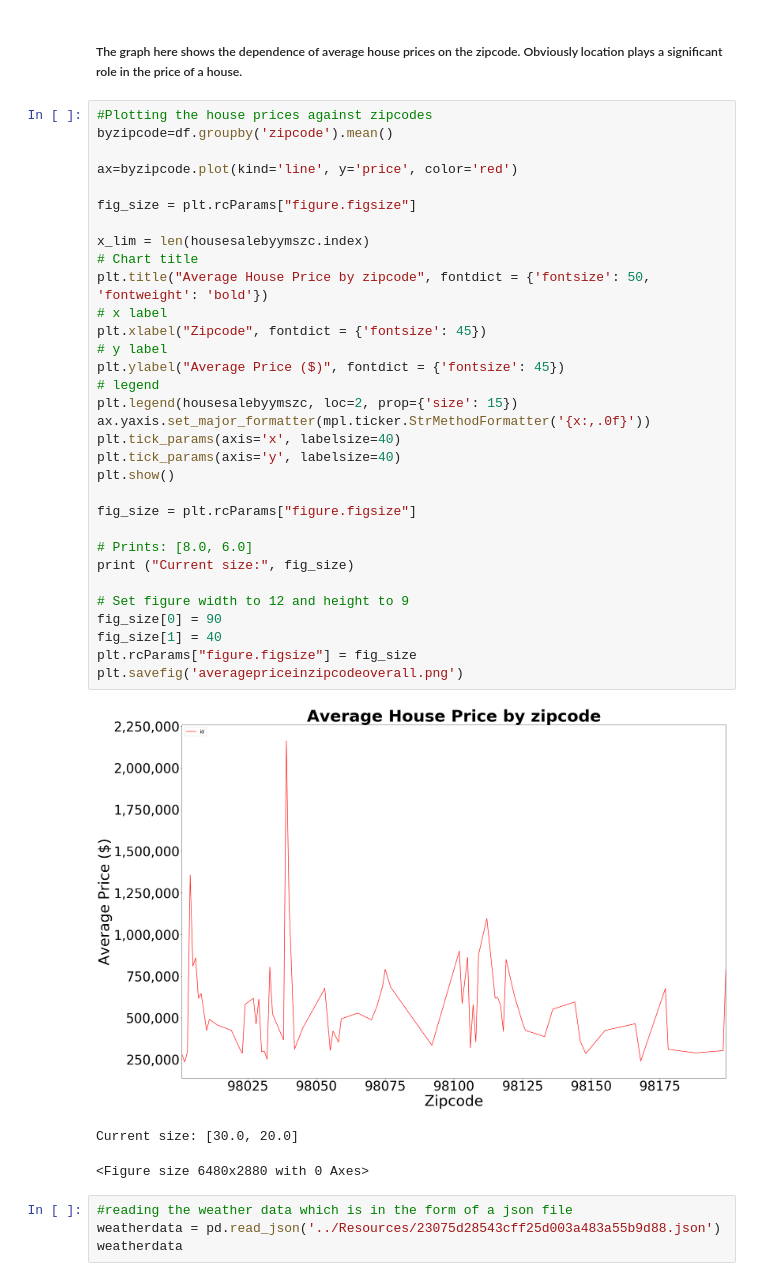
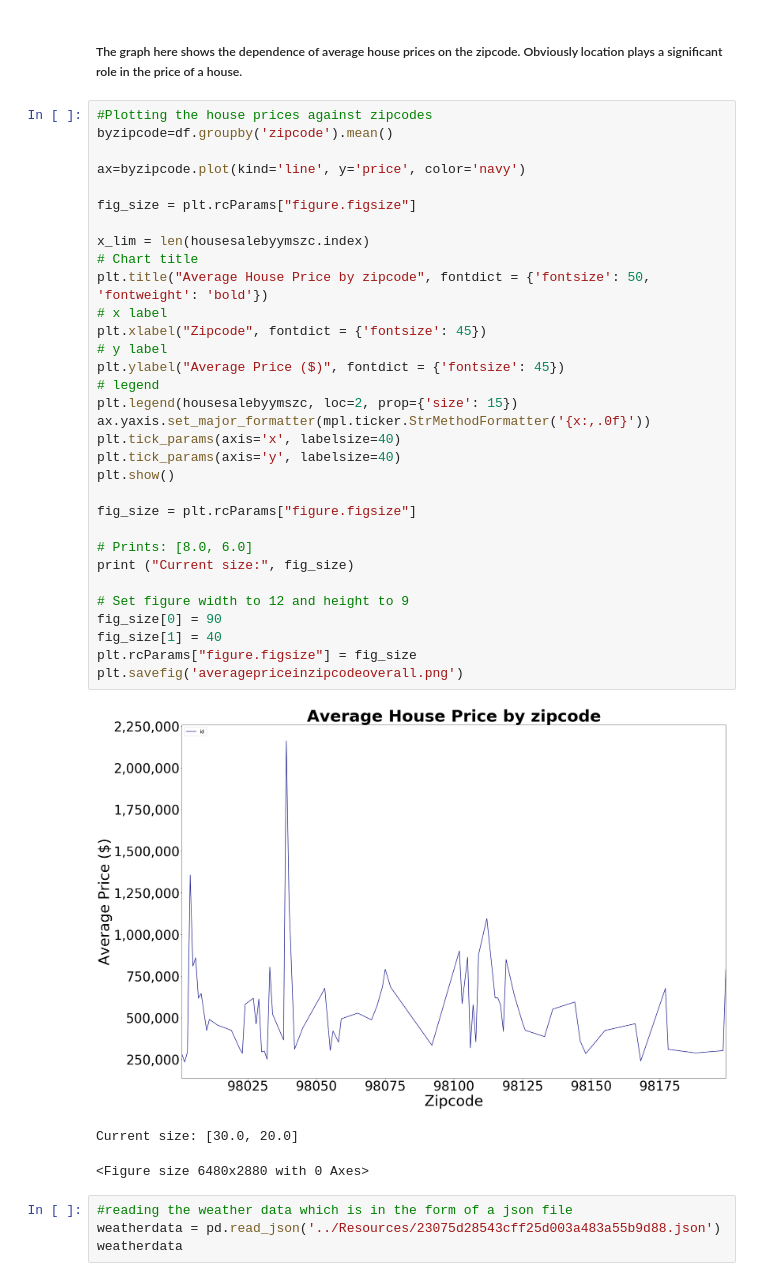
Before and after one commit to kavehamini/Impact_of_weather_on_home_sales, a Jupyter notebook: The Project/weathervshomesales.ipynb, the cells around one changed output. Drawn from its saved outputs; the diff is of its cells as text.

```diff
--- a/The Project/weathervshomesales.ipynb
+++ b/The Project/weathervshomesales.ipynb
@@ -426,36 +426,36 @@ housesalebyyearszc
 #Plotting the house prices against zipcodes
 byzipcode=df.groupby('zipcode').mean()
 
-ax=byzipcode.plot(kind='line', y='price', color='red')
+ax=byzipcode.plot(kind='line', y='price', color='navy')
 
 fig_size = plt.rcParams["figure.figsize"]
 
 x_lim = len(housesalebyymszc.index)
 # Chart title
 plt.title("Average House Price by zipcode", fontdict = {'fontsize': 50, 'fontweight': 'bold'})
 # x label
 plt.xlabel("Zipcode", fontdict = {'fontsize': 45})
 # y label
 plt.ylabel("Average Price ($)", fontdict = {'fontsize': 45})
 # legend
 plt.legend(housesalebyymszc, loc=2, prop={'size': 15})
 ax.yaxis.set_major_formatter(mpl.ticker.StrMethodFormatter('{x:,.0f}'))
 plt.tick_params(axis='x', labelsize=40)
 plt.tick_params(axis='y', labelsize=40)
 plt.show()
 
 fig_size = plt.rcParams["figure.figsize"]
 
 # Prints: [8.0, 6.0]
 print ("Current size:", fig_size)
 
 # Set figure width to 12 and height to 9
 fig_size[0] = 90
 fig_size[1] = 40
 plt.rcParams["figure.figsize"] = fig_size
 plt.savefig('averagepriceinzipcodeoverall.png')
 # %% [output]
-[figure, old version]
+[figure, new version]
 Current size: [30.0, 20.0]
 <Figure size 6480x2880 with 0 Axes>
 # %%
```
Also changed, not shown: parts of 14 cells of this notebook.
